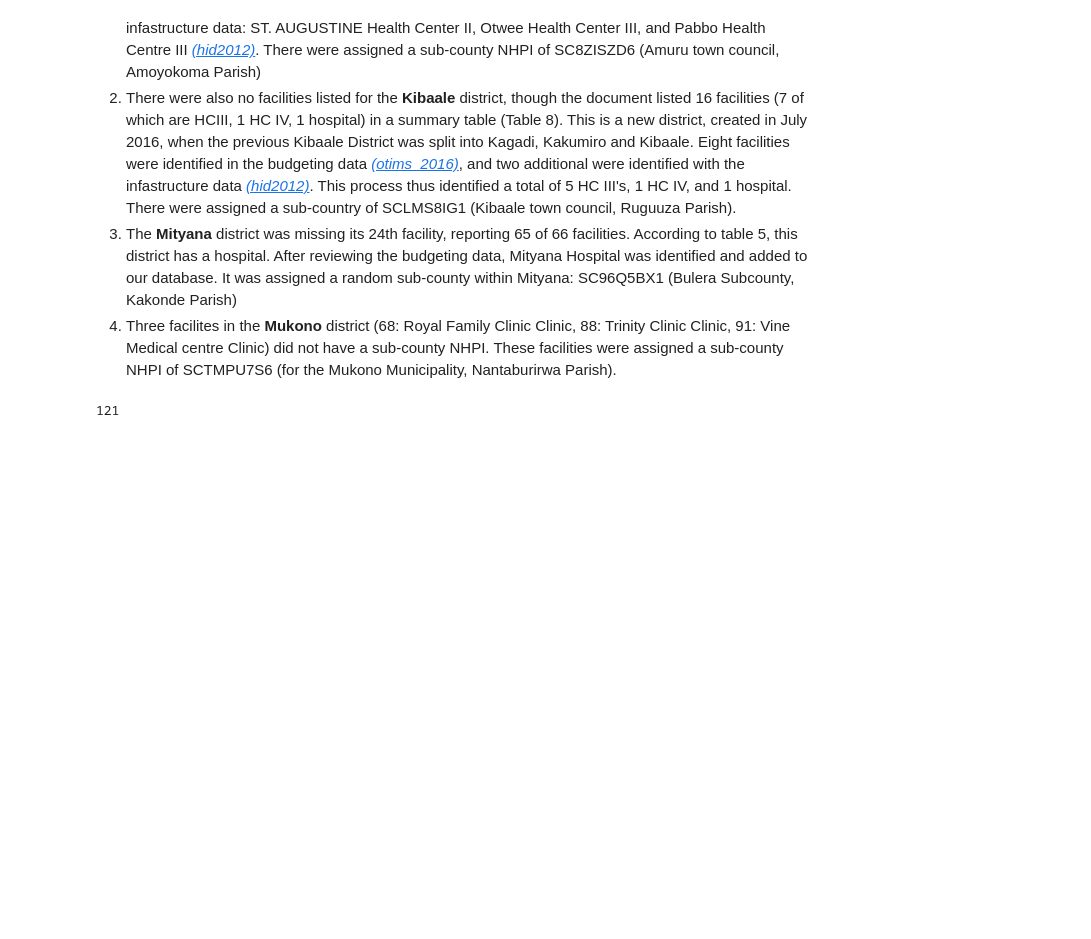
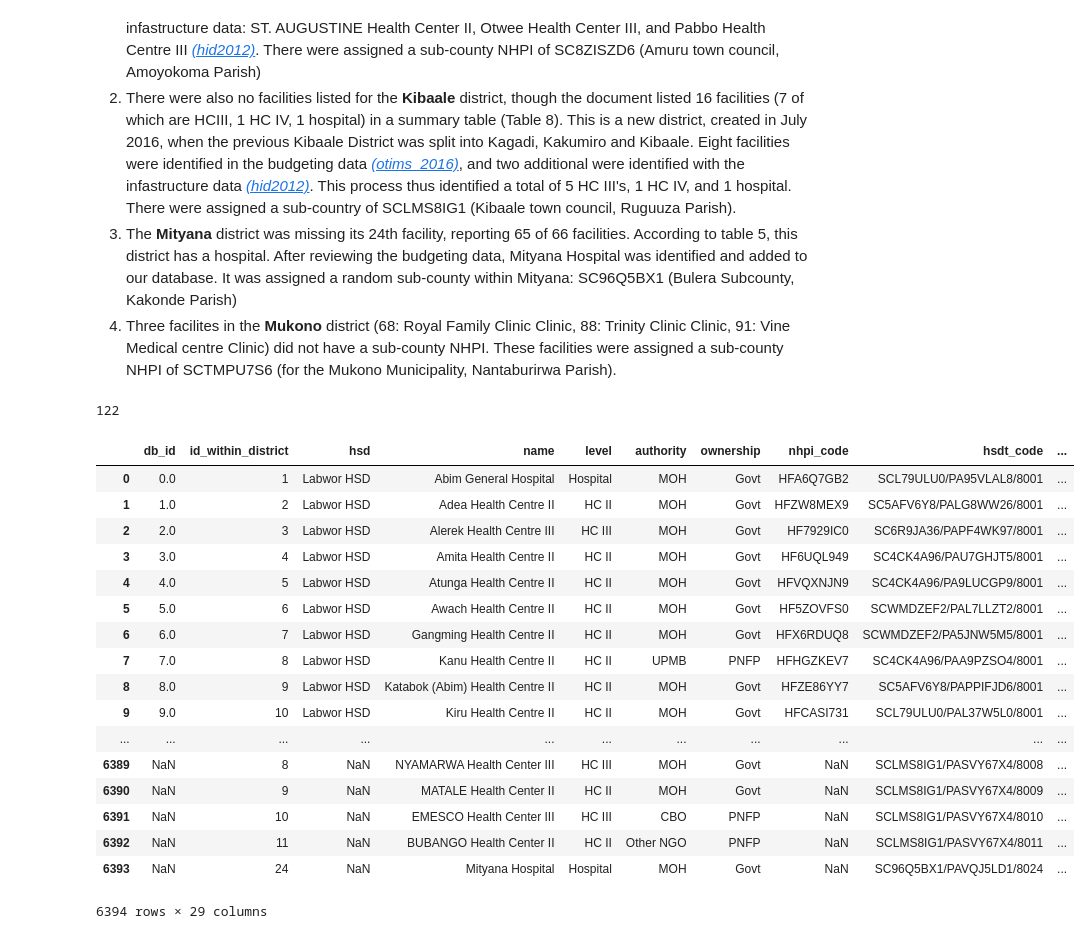
Before and after one commit to alexgoodell/uganda-model, a Jupyter notebook: notebooks/Facilities.ipynb, the cells around one changed output. Cells and saved outputs as stored; diff of their text form; code cells hidden in the pictures; blank space fills up the shorter version.

```diff
--- a/notebooks/Facilities.ipynb
+++ b/notebooks/Facilities.ipynb
@@ -95,13 +96,36 @@ districts['distance_from_kampala'] = districts['distance_from_kampala_district']
 districts = districts.drop(columns=['distance_from_kampala_district','distance_from_kampala_city'])
 
 districts = su.clean_columns(districts)
-districts = districts.set_index('vote_code')
 
 # seperate municipalities - 2 is true for is_district
 municipalities = districts[districts.is_city == 1]
 districts = districts[districts.is_district == 2]
 
-districts.to_csv("d.csv")
+# Unfortunately, this list of districts did not include a row for kampala!
+# I will add this manually here....
+
+# get another district in the central region
+
+import copy
+d = copy.deepcopy(districts.loc[districts.district_name == 'Bukomansimbi District']) # deep copy
+d['district_name'] = 'Kampala District'
+# population per (UBS2017) https://github.com/alexgoodell/uganda-model/blob/master/docs/imgs/szh7lzsIKv.jpg
+d['population'] = 1528800
+# per 2014 census
+d['rural_pop'] = 0
+# these are by subregion, so easy to fill out - also see
+# https://github.com/alexgoodell/uganda-model/blob/master/docs/imgs/LSYQYveANZ.jpg
+d['poverty_pop'] = 0.037
+d['is_district'] = 2
+d['is_city'] = 0
+d['public_hosp'] = 1
+d['distance_from_kampala'] = 0
+d['is_hard_to_reach'] = 0
+d['vote_code'] = 122
+# below estimate from ~1392 health units UBS2017
+d['pop_per_health_fac'] = 1098.0
+# facilities = districts.append(d, ignore_index=True)
+districts = districts.append(d, ignore_index=True)
 # %%
 # Import the data from the mohdhi2017 facilities list - using excel because CSV caused
 # line-splitting problems (some cells have returns)
@@ -139,13 +163,32 @@ facilities.head(2).T
 
 len(pd.unique(districts.district_name))
 # %% [output]
-121
+122
 # %%
 # Add the district data from above to the facilities dataframe
 facilities = facilities.join(districts.set_index('district_name'),
                              on="district_name",
                              how="left")
-facilities.head(1).T
+facilities
+# %% [output]
+|  | db_id | id_within_district | hsd | name | level | authority | ownership | nhpi_code | hsdt_code | ... |
+| 0 | 0.0 | 1 | Labwor HSD | Abim General Hospital | Hospital | MOH | Govt | HFA6Q7GB2 | SCL79ULU0/PA95VLAL8/8001 | ... |
+| 1 | 1.0 | 2 | Labwor HSD | Adea Health Centre II | HC II | MOH | Govt | HFZW8MEX9 | SC5AFV6Y8/PALG8WW26/8001 | ... |
+| 2 | 2.0 | 3 | Labwor HSD | Alerek Health Centre III | HC III | MOH | Govt | HF7929IC0 | SC6R9JA36/PAPF4WK97/8001 | ... |
+| 3 | 3.0 | 4 | Labwor HSD | Amita Health Centre II | HC II | MOH | Govt | HF6UQL949 | SC4CK4A96/PAU7GHJT5/8001 | ... |
+| 4 | 4.0 | 5 | Labwor HSD | Atunga Health Centre II | HC II | MOH | Govt | HFVQXNJN9 | SC4CK4A96/PA9LUCGP9/8001 | ... |
+| 5 | 5.0 | 6 | Labwor HSD | Awach Health Centre II | HC II | MOH | Govt | HF5ZOVFS0 | SCWMDZEF2/PAL7LLZT2/8001 | ... |
+| 6 | 6.0 | 7 | Labwor HSD | Gangming Health Centre II | HC II | MOH | Govt | HFX6RDUQ8 | SCWMDZEF2/PA5JNW5M5/8001 | ... |
+| 7 | 7.0 | 8 | Labwor HSD | Kanu Health Centre II | HC II | UPMB | PNFP | HFHGZKEV7 | SC4CK4A96/PAA9PZSO4/8001 | ... |
+| 8 | 8.0 | 9 | Labwor HSD | Katabok (Abim) Health Centre II | HC II | MOH | Govt | HFZE86YY7 | SC5AFV6Y8/PAPPIFJD6/8001 | ... |
+| 9 | 9.0 | 10 | Labwor HSD | Kiru Health Centre II | HC II | MOH | Govt | HFCASI731 | SCL79ULU0/PAL37W5L0/8001 | ... |
+| ... | ... | ... | ... | ... | ... | ... | ... | ... | ... | ... |
+| 6389 | NaN | 8 | NaN | NYAMARWA Health Center III | HC III | MOH | Govt | NaN | SCLMS8IG1/PASVY67X4/8008 | ... |
+| 6390 | NaN | 9 | NaN | MATALE Health Center II | HC II | MOH | Govt | NaN | SCLMS8IG1/PASVY67X4/8009 | ... |
+| 6391 | NaN | 10 | NaN | EMESCO Health Center III | HC III | CBO | PNFP | NaN | SCLMS8IG1/PASVY67X4/8010 | ... |
+| 6392 | NaN | 11 | NaN | BUBANGO Health Center II | HC II | Other NGO | PNFP | NaN | SCLMS8IG1/PASVY67X4/8011 | ... |
+| 6393 | NaN | 24 | NaN | Mityana Hospital | Hospital | MOH | Govt | NaN | SC96Q5BX1/PAVQJ5LD1/8024 | ... |
+6394 rows × 29 columns
 # %%
 # Lets look at some general stats
 
```
Also changed, not shown: parts of 13 cells of this notebook, 15 other files.
